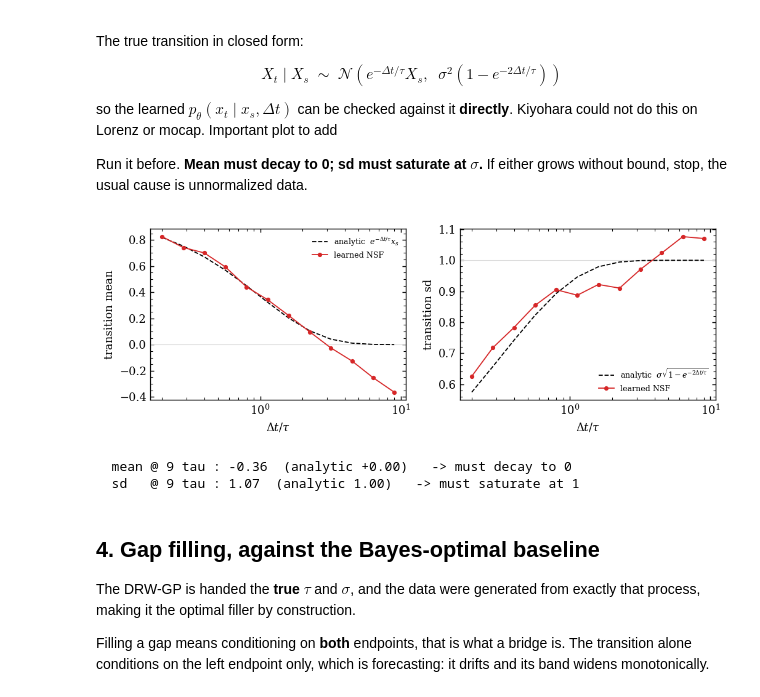
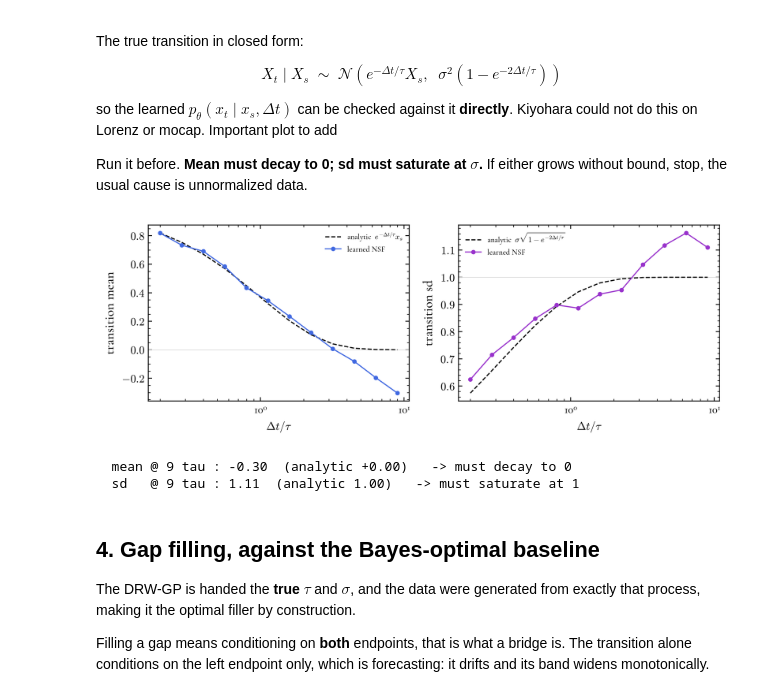
Before and after one commit to anacecilialr1/MASS-Thesis, a Jupyter notebook: framework/Stage1.ipynb, the cells around one changed output. Drawn from its saved outputs; the diff is of its cells as text; code cells hidden in the pictures.

```diff
--- a/framework/Stage1.ipynb
+++ b/framework/Stage1.ipynb
@@ -74,27 +78,38 @@ not do this on Lorenz or mocap. Important plot to add
 Run it before. **Mean must decay to 0; sd must saturate at $\sigma$.**
 If either grows without bound, stop, the usual cause is unnormalized data.
 # %%
-dts = np.logspace(np.log10(0.2*tau_n), np.log10(9*tau_n), 12)
-lm, lv, tm, tv = checkTransition(flow, tau_n, sig_n, 1.0, dts, random.PRNGKey(2), n=4000)
+# for fixed tau
+# dts = np.logspace(np.log10(0.2*tau_n), np.log10(9*tau_n), 12)
+# lm, lv, tm, tv = checkTransition(flow, tau_n, sig_n, 1.0, dts, random.PRNGKey(2), n=4000)
+i_ref = int(np.argmin(np.abs(np.asarray(D["tau"]) - np.median(D["tau"]))))
+tau_ref, sig_ref = float(D["tau"][i_ref]), float(D["sigma"][i_ref])
+dts = np.logspace(np.log10(0.2*tau_ref), np.log10(9*tau_ref), 12)
+lm, lv, tm, tv = checkTransition(flow, tau_ref, sig_ref, 1.0, dts, random.PRNGKey(2), n=4000)
 
 fig, ax = plt.subplots(1, 2, figsize=(8, 2.9))
 ax[0].axhline(0, color="0.85", lw=.6)
-ax[0].plot(dts/tau_n, tm, "k--", label=r"analytic  $e^{-\Delta t/\tau}x_s$")
-ax[0].plot(dts/tau_n, lm, "o-", ms=3, color="tab:red", label="learned NSF")
-ax[0].set_ylabel("transition mean")
-ax[1].axhline(sig_n, color="0.85", lw=.6)
-ax[1].plot(dts/tau_n, np.sqrt(tv), "k--", label=r"analytic  $\sigma\sqrt{1-e^{-2\Delta t/\tau}}$")
-ax[1].plot(dts/tau_n, np.sqrt(lv), "o-", ms=3, color="tab:red", label="learned NSF")
-ax[1].set_ylabel("transition sd")
-for a in ax: a.set_xscale("log"); a.set_xlabel(r"$\Delta t/\tau$"); a.legend(fontsize=7)
-plt.tight_layout(); plt.show()
+ax[0].plot(dts/tau_ref, tm, "k--", label=r"analytic  $e^{-\Delta t/\tau}x_s$")
+ax[0].plot(dts/tau_ref, lm, "o-", ms=3, color="royalblue", label="learned NSF")
+ax[0].set_ylabel("transition mean", fontsize=12)
+ax[1].axhline(sig_ref, color="0.85", lw=.6)
+ax[1].plot(dts/tau_ref, np.sqrt(tv), "k--", label=r"analytic  $\sigma\sqrt{1-e^{-2\Delta t/\tau}}$")
+ax[1].plot(dts/tau_ref, np.sqrt(lv), "o-", ms=3, color="darkorchid", label="learned NSF")
+ax[1].set_ylabel("transition sd", fontsize=12)
+for a in ax:
+    a.set_xscale("log")
+    a.set_xlabel(r"$\Delta t/\tau$")
+    a.legend(fontsize=7)
+plt.tight_layout()
+plt.savefig("/Users/anacecilialr/GitHub/MASS/MASS-Thesis/assets/5_figures/VaryTauExp/LearnedTransMedian.pdf")
+#plt.savefig("/Users/anacecilialr/GitHub/MASS/MASS-Thesis/assets/5_figures/FixedTauExp/LearnedTrans.pdf")
+plt.show()
 
 print(f"  mean @ 9 tau : {lm[-1]:+.2f}  (analytic {tm[-1]:+.2f})   -> must decay to 0")
 print(f"  sd   @ 9 tau : {np.sqrt(lv[-1]):.2f}  (analytic {np.sqrt(tv[-1]):.2f})   -> must saturate at 1")
 # %% [output]
-[figure, old version]
+[figure, new version]
-  mean @ 9 tau : -0.36  (analytic +0.00)   -> must decay to 0
-  sd   @ 9 tau : 1.07  (analytic 1.00)   -> must saturate at 1
+  mean @ 9 tau : -0.30  (analytic +0.00)   -> must decay to 0
+  sd   @ 9 tau : 1.11  (analytic 1.00)   -> must saturate at 1
 # %% [markdown]
 ## 4. Gap filling, against the Bayes-optimal baseline
 
```
Also changed, not shown: parts of 12 cells of this notebook, 44 other files.
